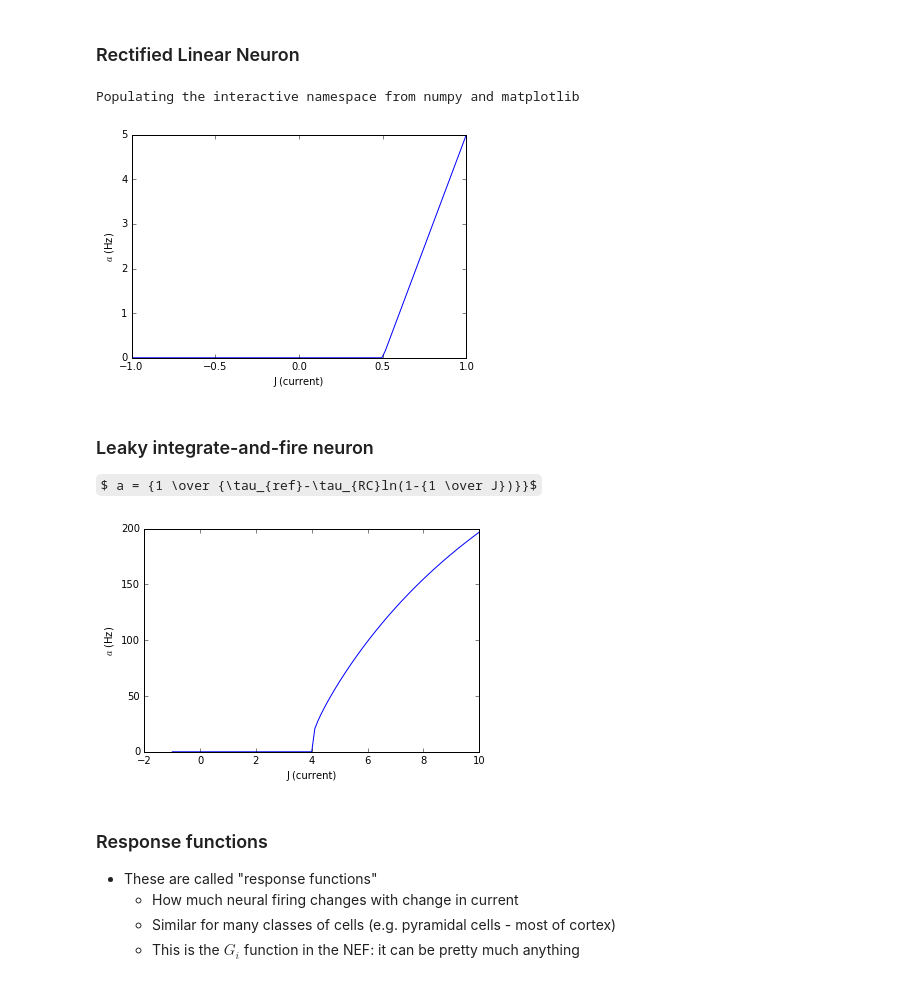
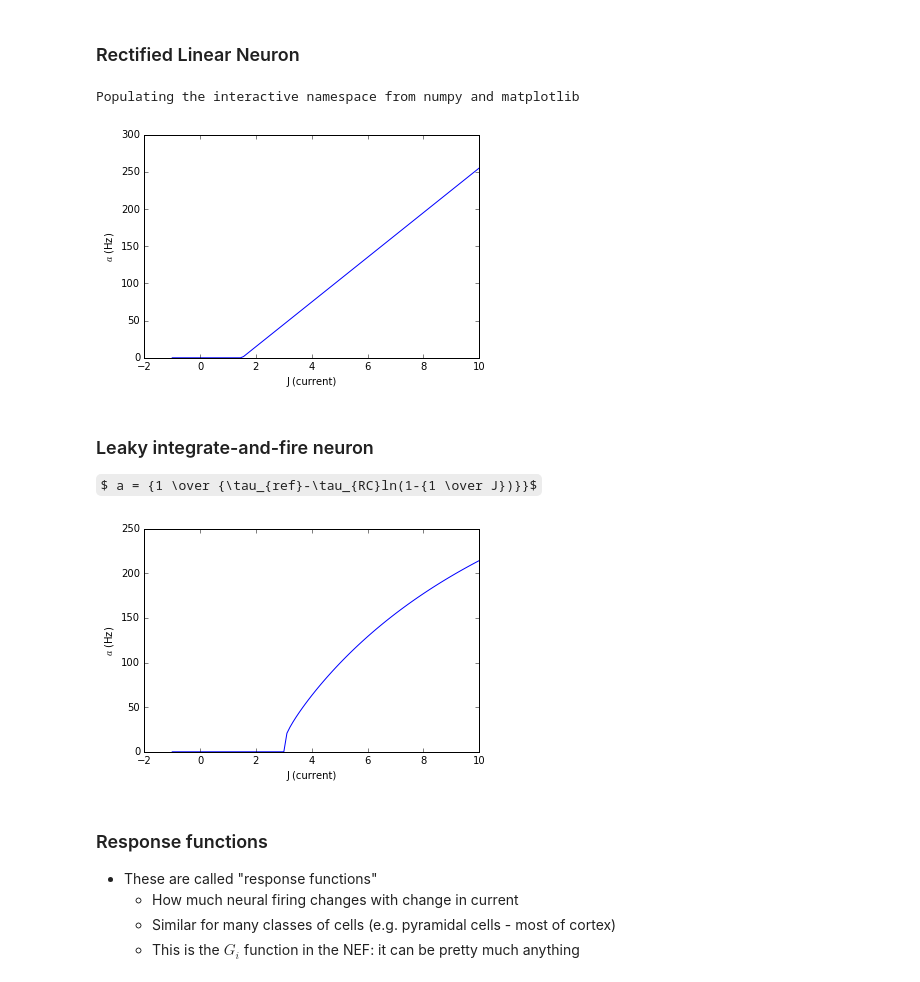
Before and after one commit to celiasmith/syde556, a Jupyter notebook: SYDE 556 Lecture 2 Representation.ipynb, the cells around one changed output. Cells and saved outputs as stored; diff of their text form; code cells hidden in the pictures; some formulas as TeX source.

```diff
--- a/SYDE 556 Lecture 2 Representation.ipynb
+++ b/SYDE 556 Lecture 2 Representation.ipynb
@@ -113,19 +113,19 @@ YouTubeVideo('hxdPdKbqm_I', width=720, height=400, loop=1, autoplay=0)
 # %%
 # Rectified linear neuron
 %pylab inline
 import numpy
 import nengo
 
 n = nengo.neurons.RectifiedLinear()
 
-J = numpy.linspace(-1,1,100)
+J = numpy.linspace(-1,10,100)
 
-plot(J, n.rates(J, gain=10, bias=-5))
+plot(J, n.rates(J, gain=30, bias=-45))
 xlabel('J (current)')
 ylabel('$a$ (Hz)');
 # %% [output]
 Populating the interactive namespace from numpy and matplotlib
-[figure, old version]
+[figure, new version]
 # %% [markdown]
 ### Leaky integrate-and-fire neuron
 
@@ -141,11 +141,11 @@ n = nengo.neurons.LIFRate(tau_rc=0.02, tau_ref=0.002) #n is a Nengo LIF neuron,
 
 J = numpy.linspace(-1,10,100)
 
-plot(J, n.rates(J, gain=1, bias=-3))
+plot(J, n.rates(J, gain=1, bias=-2))
 xlabel('J (current)')
 ylabel('$a$ (Hz)');
 # %% [output]
-[figure, old version]
+[figure, new version]
 # %% [markdown]
 ### Response functions
 - These are called "response functions"
```
Also changed, not shown: parts of 2 cells of this notebook, 9 other files.
